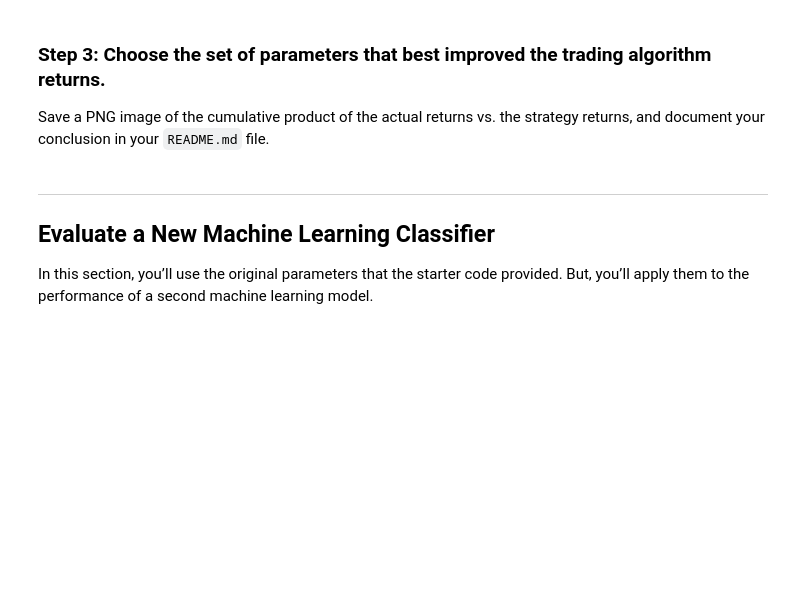
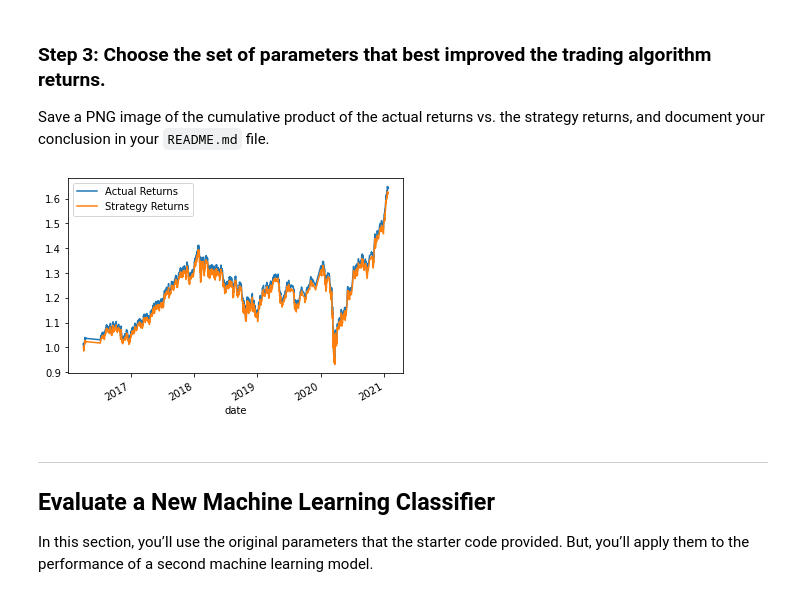
Before and after one commit to AquibaB/bootcamp_challenge14, a Jupyter notebook: machine_learning_trading_bot.ipynb, the cells around one changed output. Drawn from its saved outputs; the diff is of its cells as text; code cells hidden in the pictures; blank space fills up the shorter version.

Commit message:
Tuned strategy analysis and returns

```diff
--- a/machine_learning_trading_bot.ipynb
+++ b/machine_learning_trading_bot.ipynb
@@ -518,3 +516,21 @@ Save a PNG image of the cumulative product of the actual returns vs. the strateg
+# %%
+# Create a new DataFrame to hold the actual and predicted returns
+predictions_tuned_df = pd.DataFrame(index=X_test_tuned.index)
+
+# Add the tuned predicitions
+predictions_tuned_df['Predictions'] = svm_pred_tuned
+
+# Add the Actual results
+predictions_tuned_df['Actual Returns'] = signals_df['Actual Returns']
+
+# Add the tuned strategy returns
+predictions_tuned_df['Strategy Returns'] = predictions_tuned_df['Actual Returns'] * predictions_tuned_df['Predictions'].shift()
+
+# Plot the cumulative returns of the Actual vs. Strategy Returns
+(1 + predictions_tuned_df[['Actual Returns', 'Strategy Returns']]).cumprod().plot()
+plt.savefig('Tuned_actual_strategy_cumreturns.png')
+# %% [output]
+[figure, added]
 # %% [markdown]
 ---
 
```
Also changed, not shown: parts of 2 cells of this notebook, 3 other files.
